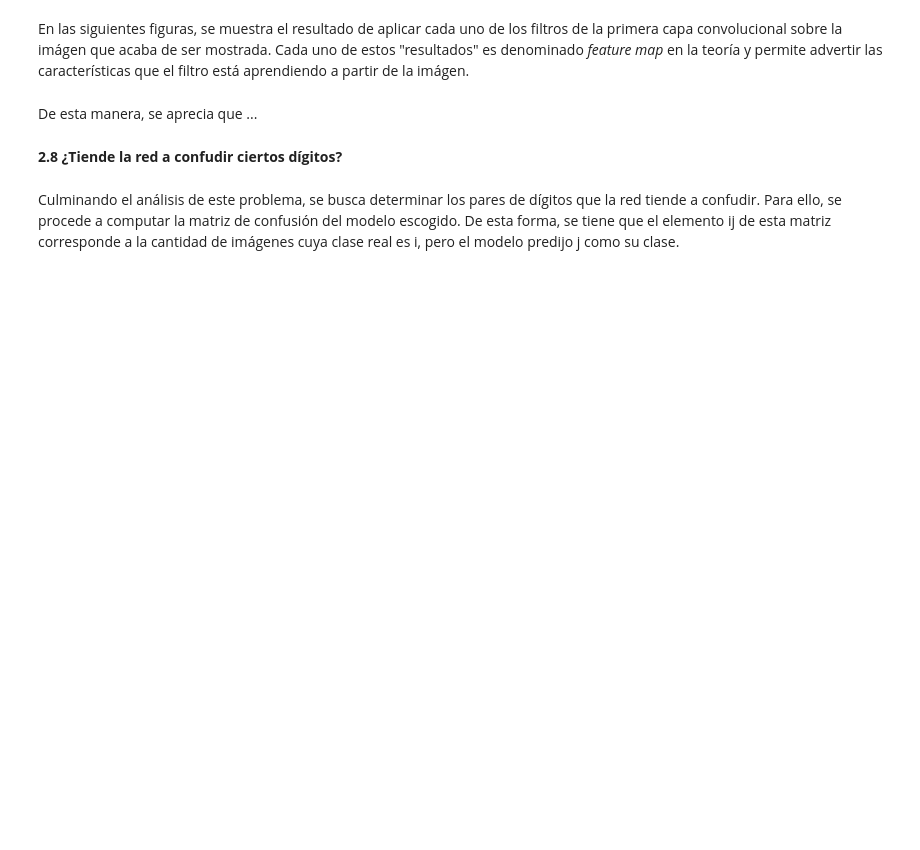
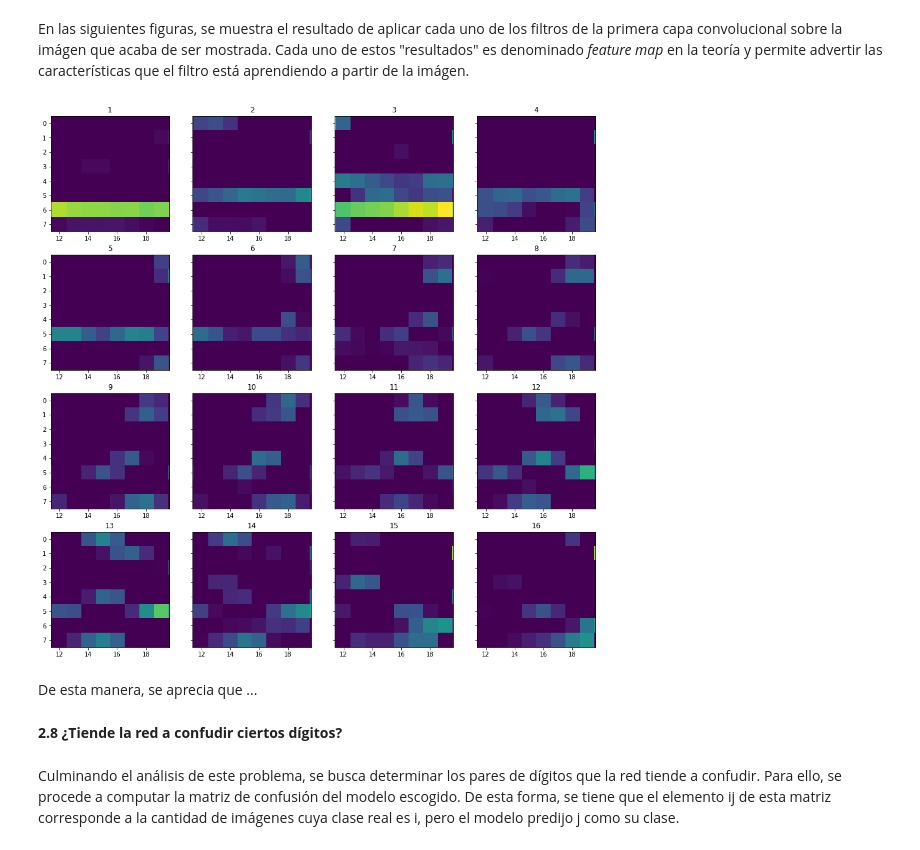
Before and after one commit to Seba93/Tarea2-ANN, a Jupyter notebook: problema2/Problema2.ipynb, the cells around one changed output. Cells and saved outputs as stored; diff of their text form; code cells hidden in the pictures; blank space fills up the shorter version.

```diff
--- a/problema2/Problema2.ipynb
+++ b/problema2/Problema2.ipynb
@@ -789,18 +878,20 @@ plt.show()
 En las siguientes figuras, se muestra el resultado de aplicar cada uno de los filtros de la primera capa convolucional sobre la imágen que acaba de ser mostrada. Cada uno de estos "resultados" es denominado *feature map* en la teoría y permite advertir las características que el filtro está aprendiendo a partir de la imágen.
 # %%
 # Se obtiene feature map de cada filtro
-filters_output_function = backend.function([model.layers[0].input], [model.layers[0].output])
+filters_output_function = backend.function([modified_model.layers[0].input], [modified_model.layers[0].output])
 filters_output = filters_output_function([np.array([image])])[0]
 
 # Se muestra feature map de cada filtro
 filters = filters_output[0]
 f, ax = plt.subplots(4, 4, sharey=True, figsize=(16, 16))
 for i in range(4):
     for j in range(4):
         filter_number = 4 * i + j + 1
         ax[i][j].set_title(filter_number)
         ax[i][j].imshow(np.transpose(filters[filter_number - 1]))
 plt.show()
+# %% [output]
+[figure, added]
 # %% [markdown]
 De esta manera, se aprecia que ...
 # %% [markdown]
```
Also changed, not shown: parts of 19 cells of this notebook, 3 other files.
